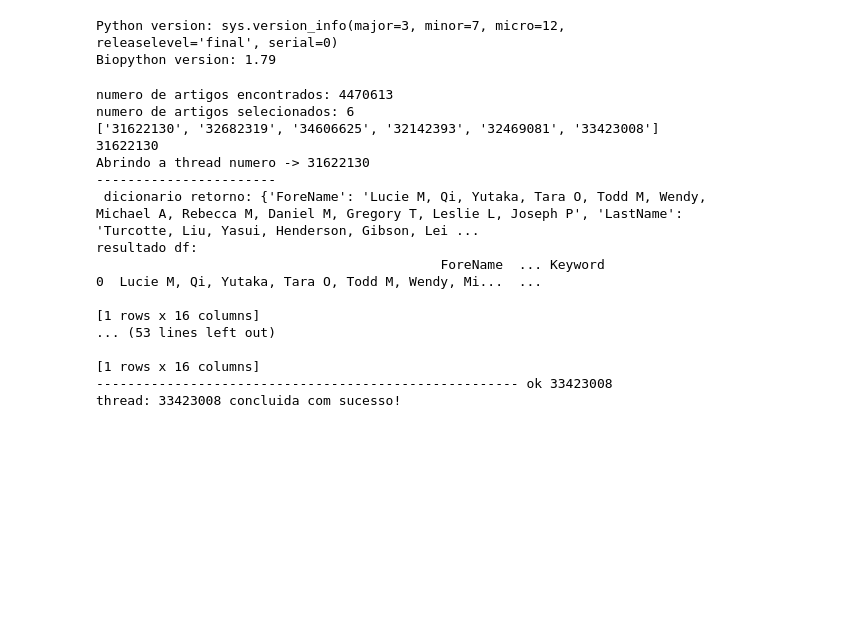
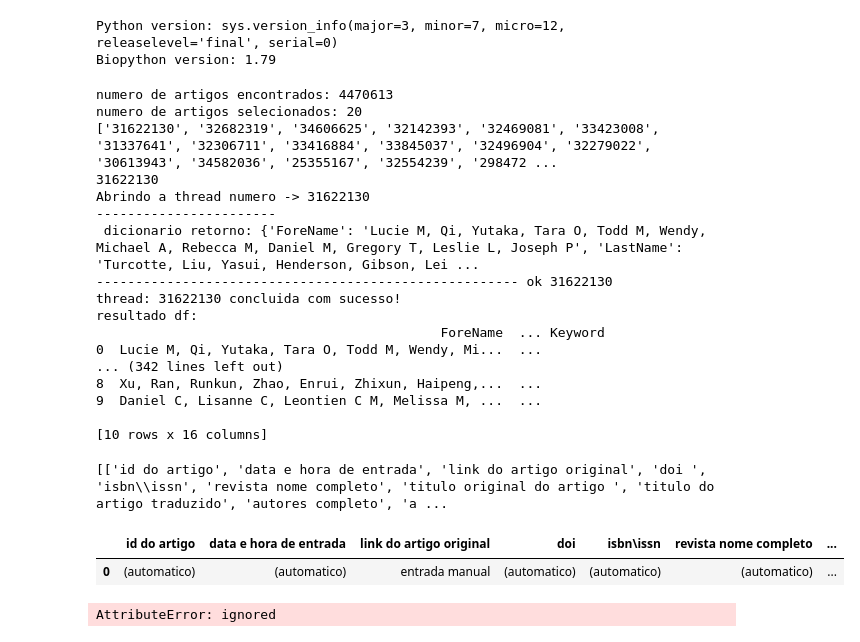
Before and after one commit to douglascsantos/colab_analyse_text, a Jupyter notebook: api_pubmed_scrapping.ipynb, the cells around one changed output. Saved outputs shown, nothing was run; the diff lists cells and outputs as text; code cells hidden in the pictures; blank space fills up the shorter version.

```diff
--- a/api_pubmed_scrapping.ipynb
+++ b/api_pubmed_scrapping.ipynb
@@ -203,29 +191,62 @@ if (int(numero_de_artigos_disponiveis) == 0): # or (numero_de_artigos_disponivei
 
 for PMID in lista_de_PMID:
     pmid_artigo = PMID
-    print(pmid_artigo)
+    #print(pmid_artigo)
     thread_number = PMID
     thread = Th(thread_number)
     #thread.start()
     thread.run()
     print('thread: '+ str(PMID) + ' concluida com sucesso!')
-    print('resultado df:')
-    print(df_planilha.head())
+    #print('resultado df:')
+    #print(df_planilha.head(10))
 # %% [output]
 numero de artigos encontrados: 4470613
-numero de artigos selecionados: 6
-['31622130', '32682319', '34606625', '32142393', '32469081', '33423008']
+numero de artigos selecionados: 20
+['31622130', '32682319', '34606625', '32142393', '32469081', '33423008', '31337641', '32306711', '33416884', '33845037', '32496904', '32279022', '30613943', '34582036', '25355167', '32554239', '298472 ...
 31622130
 Abrindo a thread numero -> 31622130
 -----------------------
  dicionario retorno: {'ForeName': 'Lucie M, Qi, Yutaka, Tara O, Todd M, Wendy, Michael A, Rebecca M, Daniel M, Gregory T, Leslie L, Joseph P', 'LastName': 'Turcotte, Liu, Yasui, Henderson, Gibson, Lei ...
+------------------------------------------------------ ok 31622130
+thread: 31622130 concluida com sucesso!
 resultado df:
                                             ForeName  ... Keyword
 0  Lucie M, Qi, Yutaka, Tara O, Todd M, Wendy, Mi...  ...
+... (342 lines left out)
+8  Xu, Ran, Runkun, Zhao, Enrui, Zhixun, Haipeng,...  ...
+9  Daniel C, Lisanne C, Leontien C M, Melissa M, ...  ...
 
-[1 rows x 16 columns]
-... (53 lines left out)
-
-[1 rows x 16 columns]
------------------------------------------------------- ok 33423008
-thread: 33423008 concluida com sucesso!
+[10 rows x 16 columns]
+# %%
+auth.authenticate_user()
+gc = gspread.authorize(GoogleCredentials.get_application_default())
+# %%
+#worksheet = gc.open('nome planilha').sheet1
+planilha = gc.open('resumo artigos cientificos')
+worksheet = planilha.get_worksheet(0)
+# %%
+
+
+# get_all_values gives a list of rows.
+rows = worksheet.get_all_values()
+print(rows)
+dataframe = pd.DataFrame(worksheet.get_all_records())
+dataframe.head()
+#df_gsuite = pd.DataFrame.from_records(rows, columns = rows[0] )
+#df_gsuite.drop(1, axis = 0, inplace = True)
+#df_gsuite.drop(0, axis = 0, inplace = True)
+# %% [output]
+[['id do artigo', 'data e hora de entrada', 'link do artigo original', 'doi ', 'isbn\\issn', 'revista nome completo', 'titulo original do artigo ', 'titulo do artigo traduzido', 'autores completo', 'a ...
+|  | id do artigo | data e hora de entrada | link do artigo original | doi | isbn\issn | revista nome completo | ... |
+| 0 | (automatico) | (automatico) | entrada manual | (automatico) | (automatico) | (automatico) | ... |
+# %%
+#worksheet.update([df_planilha.columns.values.tolist()] + df_planilha.values.tolist())
+#worksheet.write([df_planilha.columns.values.tolist()] + df_planilha.values.tolist())
+
+#worksheet = some_worksheet_obtained_from_gspread_client
+
+#df = pd.DataFrame.from_records([{'a': i, 'b': i * 2} for i in range(100)])
+set_with_dataframe(worksheet, df_planilha)
+format_with_dataframe(worksheet, df_planilha, include_column_header=True)
+# %% [output]
+AttributeError: ignored
```
Also changed, not shown: parts of 5 cells of this notebook.
